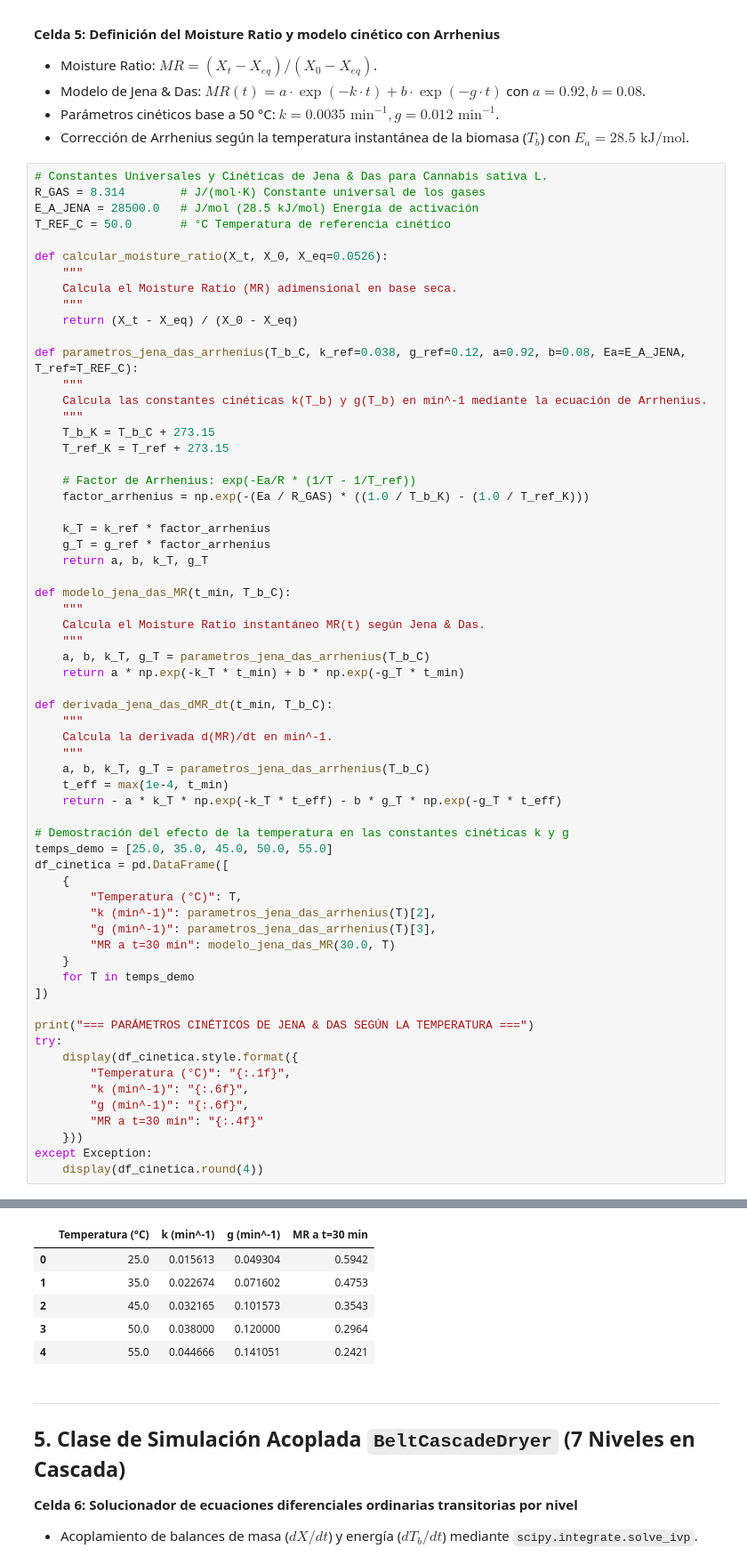
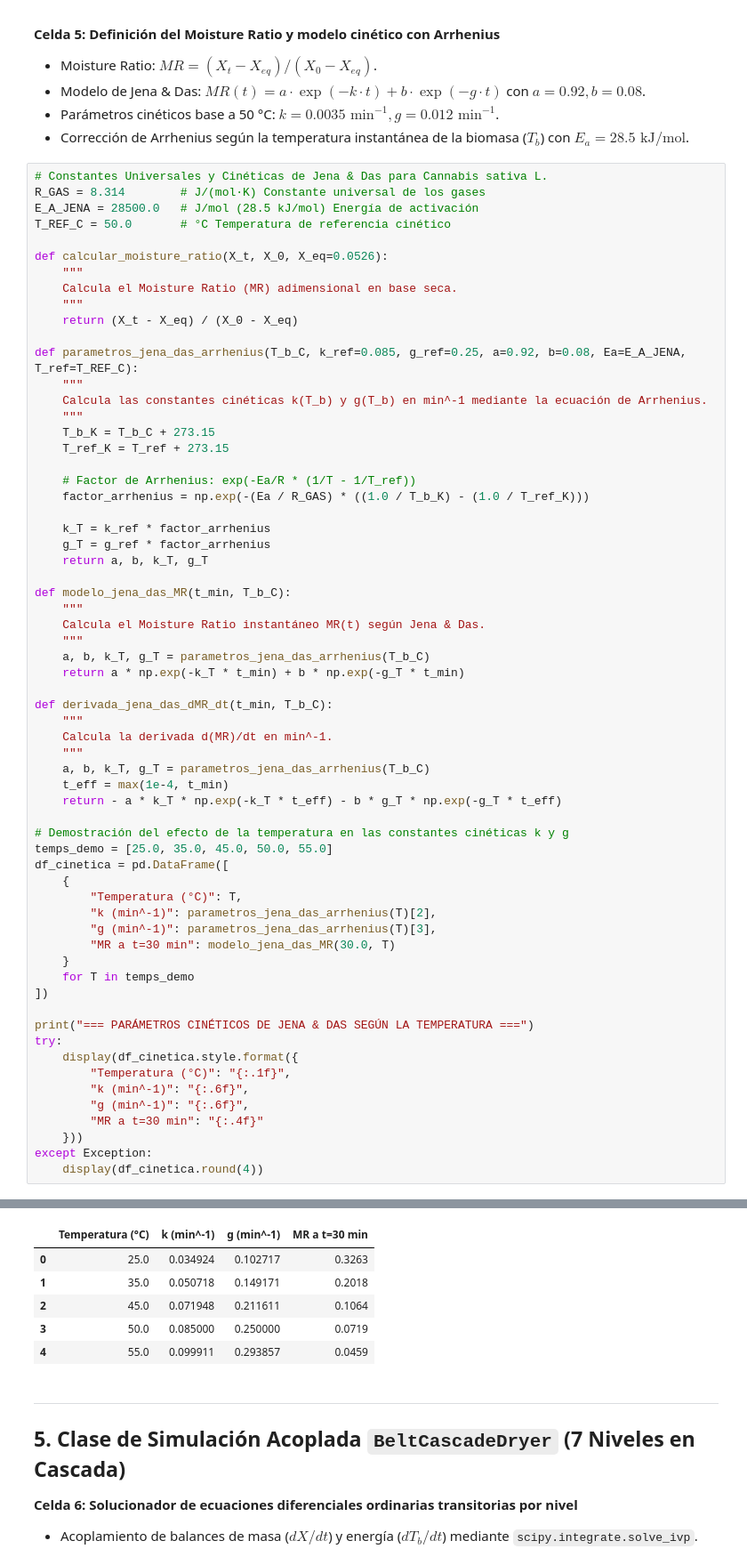
Before and after one commit to Goa126/Proyectos-ML, a Jupyter notebook: Tesis/HornoSecado/SUNGDZ-07-130.ipynb, the cells around one changed output, grey strips where cells are left out. Shown at 89% size. Drawn from its saved outputs; the diff is of its cells as text.

```diff
--- a/Tesis/HornoSecado/SUNGDZ-07-130.ipynb
+++ b/Tesis/HornoSecado/SUNGDZ-07-130.ipynb
@@ -303,7 +303,7 @@ def calcular_moisture_ratio(X_t, X_0, X_eq=0.0526):
     """
     return (X_t - X_eq) / (X_0 - X_eq)
 
-def parametros_jena_das_arrhenius(T_b_C, k_ref=0.038, g_ref=0.12, a=0.92, b=0.08, Ea=E_A_JENA, T_ref=T_REF_C):
+def parametros_jena_das_arrhenius(T_b_C, k_ref=0.085, g_ref=0.25, a=0.92, b=0.08, Ea=E_A_JENA, T_ref=T_REF_C):
     """
     Calcula las constantes cinéticas k(T_b) y g(T_b) en min^-1 mediante la ecuación de Arrhenius.
     """
@@ -330,38 +330,38 @@ def derivada_jena_das_dMR_dt(t_min, T_b_C):
     """
     a, b, k_T, g_T = parametros_jena_das_arrhenius(T_b_C)
     t_eff = max(1e-4, t_min)
     return - a * k_T * np.exp(-k_T * t_eff) - b * g_T * np.exp(-g_T * t_eff)
 
 # Demostración del efecto de la temperatura en las constantes cinéticas k y g
 temps_demo = [25.0, 35.0, 45.0, 50.0, 55.0]
 df_cinetica = pd.DataFrame([
     {
         "Temperatura (°C)": T,
         "k (min^-1)": parametros_jena_das_arrhenius(T)[2],
         "g (min^-1)": parametros_jena_das_arrhenius(T)[3],
         "MR a t=30 min": modelo_jena_das_MR(30.0, T)
     }
     for T in temps_demo
 ])
 
 print("=== PARÁMETROS CINÉTICOS DE JENA & DAS SEGÚN LA TEMPERATURA ===")
 try:
     display(df_cinetica.style.format({
         "Temperatura (°C)": "{:.1f}",
         "k (min^-1)": "{:.6f}",
         "g (min^-1)": "{:.6f}",
         "MR a t=30 min": "{:.4f}"
     }))
 except Exception:
     display(df_cinetica.round(4))
 # %% [output]
 === PARÁMETROS CINÉTICOS DE JENA & DAS SEGÚN LA TEMPERATURA ===
 |  | Temperatura (°C) | k (min^-1) | g (min^-1) | MR a t=30 min |
-| 0 | 25.0 | 0.015613 | 0.049304 | 0.5942 |
-| 1 | 35.0 | 0.022674 | 0.071602 | 0.4753 |
-| 2 | 45.0 | 0.032165 | 0.101573 | 0.3543 |
-| 3 | 50.0 | 0.038000 | 0.120000 | 0.2964 |
-| 4 | 55.0 | 0.044666 | 0.141051 | 0.2421 |
+| 0 | 25.0 | 0.034924 | 0.102717 | 0.3263 |
+| 1 | 35.0 | 0.050718 | 0.149171 | 0.2018 |
+| 2 | 45.0 | 0.071948 | 0.211611 | 0.1064 |
+| 3 | 50.0 | 0.085000 | 0.250000 | 0.0719 |
+| 4 | 55.0 | 0.099911 | 0.293857 | 0.0459 |
 # %% [markdown]
 ---
 ## 5. Clase de Simulación Acoplada `BeltCascadeDryer` (7 Niveles en Cascada)
```
Also changed, not shown: parts of 3 cells of this notebook.
